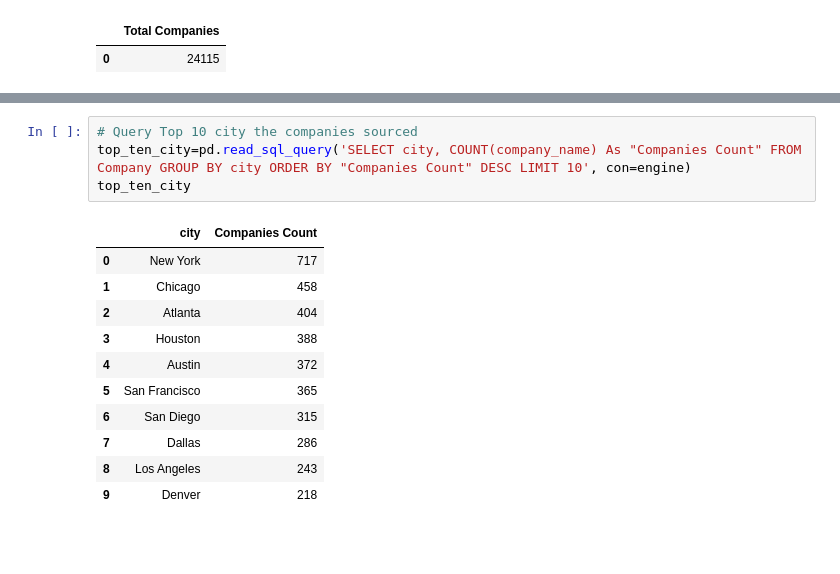
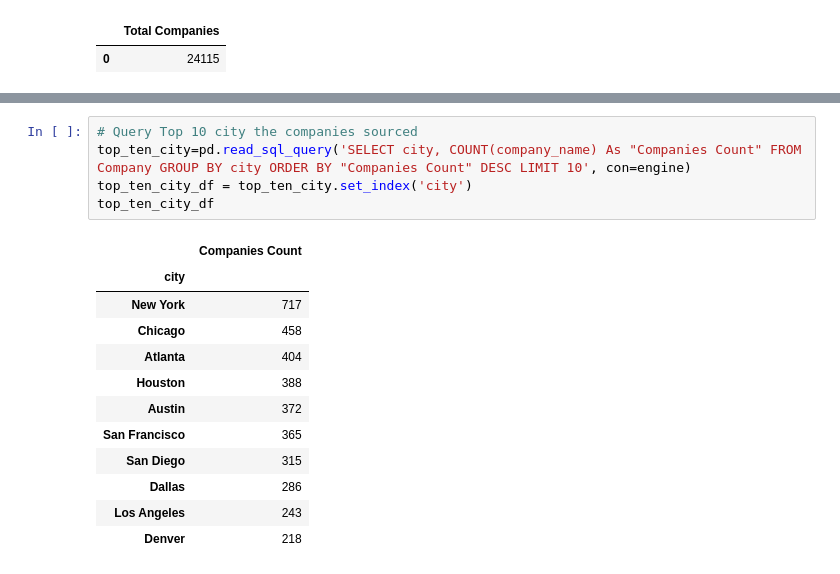
Before and after one commit to ermiasgelaye/ETL-Project, a Jupyter notebook: ETL_data_project.ipynb, the cells around one changed output, grey strips where cells are left out. Cells and saved outputs as stored; diff of their text form; blank space fills up the shorter version.

```diff
--- a/ETL_data_project.ipynb
+++ b/ETL_data_project.ipynb
@@ -420,16 +399,18 @@ plt.show()
 # %%
 # Query Top 10 city the companies sourced
 top_ten_city=pd.read_sql_query('SELECT city, COUNT(company_name) As "Companies Count" FROM Company GROUP BY city ORDER BY "Companies Count" DESC LIMIT 10', con=engine)
-top_ten_city
+top_ten_city_df = top_ten_city.set_index('city')
+top_ten_city_df
 # %% [output]
-|  | city | Companies Count |
-| 0 | New York | 717 |
-| 1 | Chicago | 458 |
-| 2 | Atlanta | 404 |
-| 3 | Houston | 388 |
-| 4 | Austin | 372 |
-| 5 | San Francisco | 365 |
-| 6 | San Diego | 315 |
-| 7 | Dallas | 286 |
-| 8 | Los Angeles | 243 |
-| 9 | Denver | 218 |
+|  | Companies Count |
+| city |  |
+| New York | 717 |
+| Chicago | 458 |
+| Atlanta | 404 |
+| Houston | 388 |
+| Austin | 372 |
+| San Francisco | 365 |
+| San Diego | 315 |
+| Dallas | 286 |
+| Los Angeles | 243 |
+| Denver | 218 |
```
Also changed, not shown: parts of 8 cells of this notebook, 8 other files.
